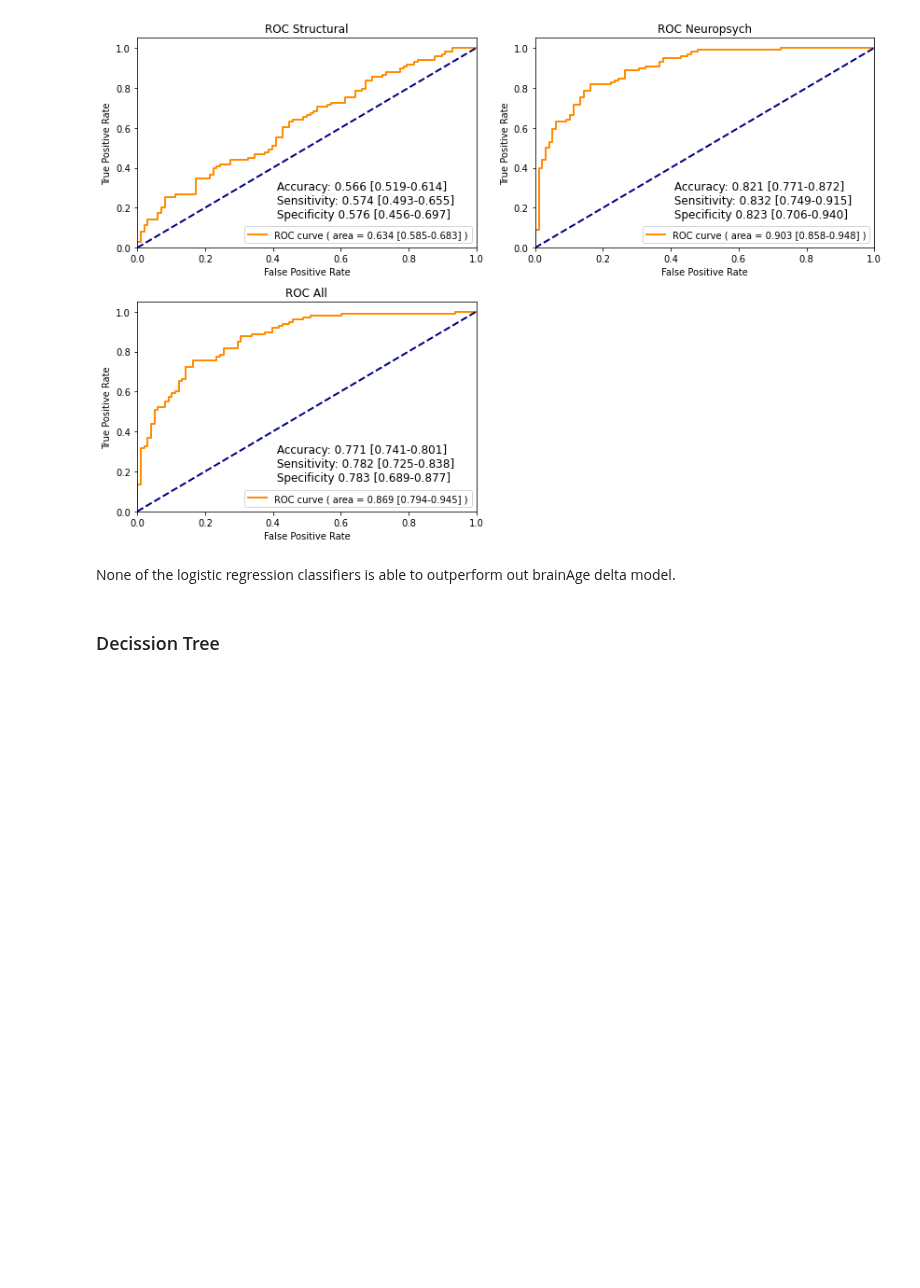
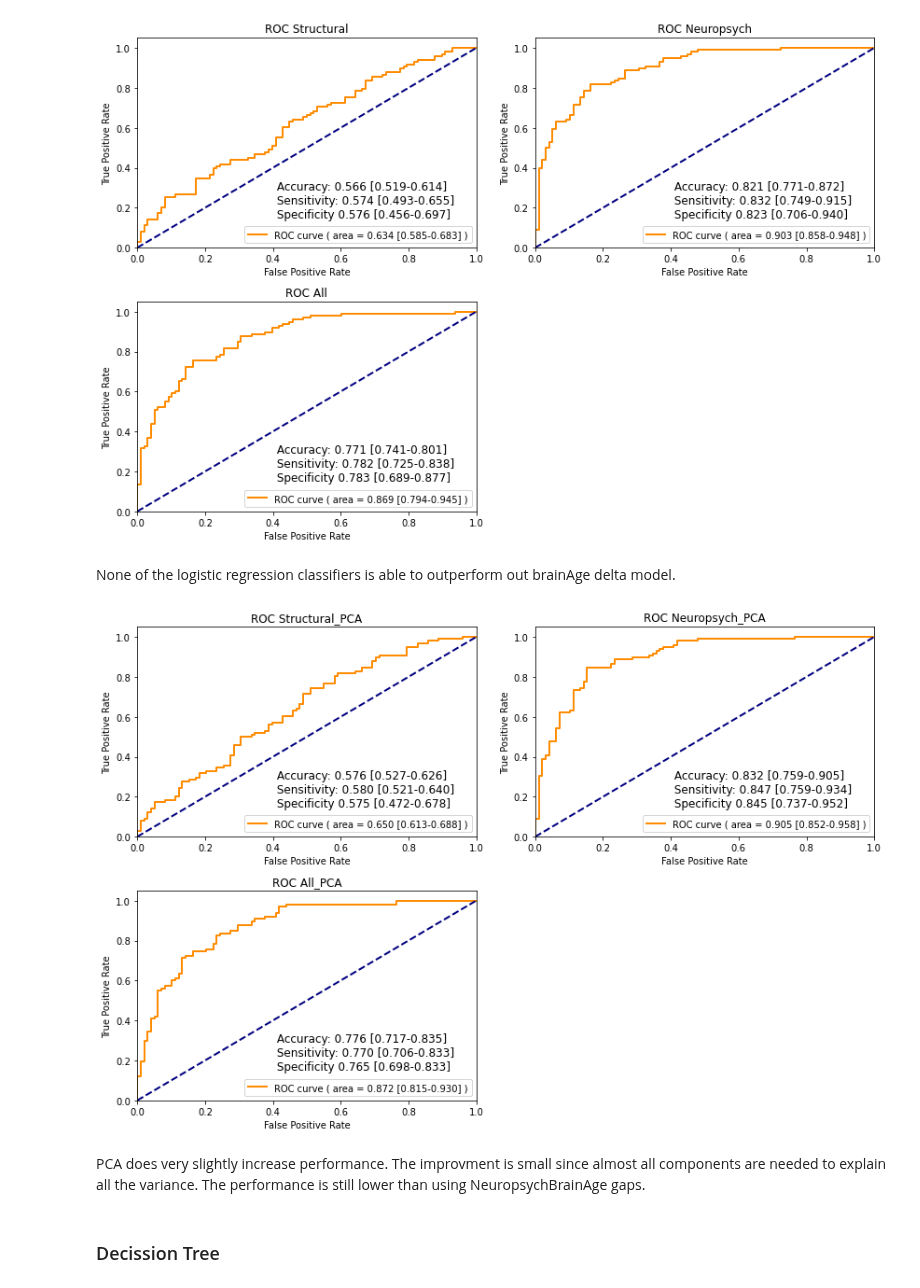
Before and after one commit to JGarciaCondado/ADNIBrainAge, a Jupyter notebook: jupyternotebooks/04-comparisonsBrainAge.ipynb, the cells around one changed output. Drawn from its saved outputs; the diff is of its cells as text; code cells hidden in the pictures; blank space fills up the shorter version.

```diff
--- a/jupyternotebooks/04-comparisonsBrainAge.ipynb
+++ b/jupyternotebooks/04-comparisonsBrainAge.ipynb
@@ -292,6 +295,42 @@ plt.show()
 [figure]
 # %% [markdown]
 None of the logistic regression classifiers is able to outperform out brainAge delta model.
+# %%
+# Apply PCA to see if performance increases
+df_cn = df_full[df_full['TYPECONVERSOR']==1.0]
+
+# Run through possible combinations
+features = [f_struc, f_neuro, f_all]
+names = ['Structural_PCA', 'Neuropsych_PCA', 'All_PCA']
+plt.figure(figsize=(12,8))
+for i, f in enumerate(features):
+    plt.subplot(2,2,i+1)
+
+    # Fit PCA
+    X_cn = df_cn[f].to_numpy()
+    normalize_transform = StandardScaler().fit(X_cn)
+    X_cn_norm = normalize_transform.transform(X_cn)
+
+    # Choose number of components that give 90% of explained variance
+    pca_transform = PCA(n_components=0.9).fit(X_cn_norm)
+
+    # Concatenate data
+    X_smci = df_smci[f]
+    X_pmci = df_pmci[f]
+    X = np.concatenate([X_smci, X_pmci])
+
+    # Apply transformation to features
+    X = pca_transform.transform(normalize_transform.transform(X))
+
+    # Plot ROC
+    plot_roc(X, Y, names[i])
+
+plt.tight_layout()
+plt.show()
+# %% [output]
+[figure, added]
+# %% [markdown]
+PCA does very slightly increase performance. The improvment is small since almost all components are needed to explain all the variance. The performance is still lower than using NeuropsychBrainAge gaps.
 # %% [markdown]
 ### Decission Tree
 # %% [markdown]
```
Also changed, not shown: parts of 1 cell of this notebook, 1 other file.
